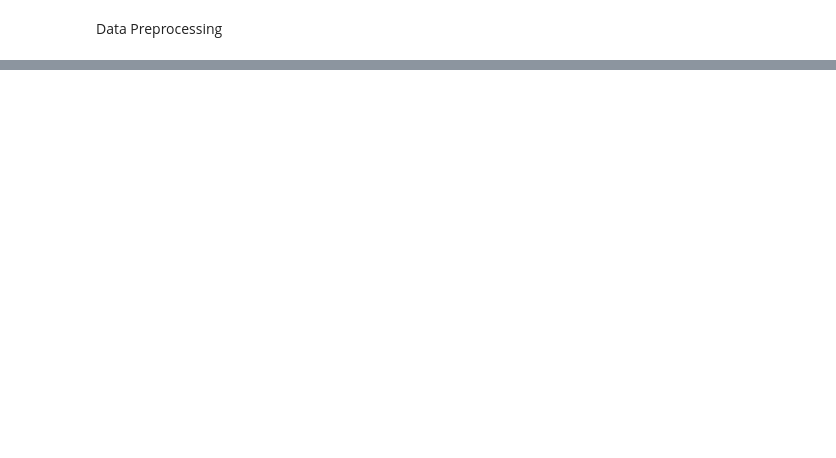
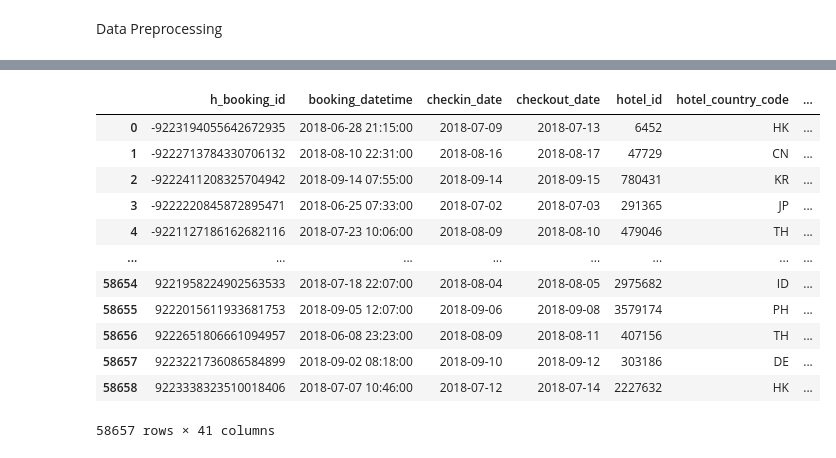
Before and after one commit to Matancoo/IML.HUJI, a Jupyter notebook: challenge/DATA_CHALLENGE.ipynb, the cells around one changed output, grey strips where cells are left out. Saved outputs shown, nothing was run; the diff lists cells and outputs as text; code cells hidden in the pictures; blank space fills up the shorter version.

Commit message:
session 3 . Worked on data-preprocessing. did not start the NN yet

```diff
--- a/challenge/DATA_CHALLENGE.ipynb
+++ b/challenge/DATA_CHALLENGE.ipynb
@@ -117,4 +146,4 @@ Data Preprocessing
 # %%
 from pandas.io.parsers.readers import read_csv
 #loading data:
-data, labels = load_data('https://raw.githubusercontent.com/Matancoo/IML.HUJI/main/datasets/agoda_cancellation_train.csv')
+data  = load_data('https://raw.githubusercontent.com/Matancoo/IML.HUJI/main/datasets/agoda_cancellation_train.csv')
@@ -143,3 +168,19 @@ Warning: total number of rows (58657) exceeds max_rows (20000). Limiting to firs
+# %%
+data
+# %% [output]
+|  | h_booking_id | booking_datetime | checkin_date | checkout_date | hotel_id | hotel_country_code | ... |
+| 0 | -9223194055642672935 | 2018-06-28 21:15:00 | 2018-07-09 | 2018-07-13 | 6452 | HK | ... |
+| 1 | -9222713784330706132 | 2018-08-10 22:31:00 | 2018-08-16 | 2018-08-17 | 47729 | CN | ... |
+| 2 | -9222411208325704942 | 2018-09-14 07:55:00 | 2018-09-14 | 2018-09-15 | 780431 | KR | ... |
+| 3 | -9222220845872895471 | 2018-06-25 07:33:00 | 2018-07-02 | 2018-07-03 | 291365 | JP | ... |
+| 4 | -9221127186162682116 | 2018-07-23 10:06:00 | 2018-08-09 | 2018-08-10 | 479046 | TH | ... |
+| ... | ... | ... | ... | ... | ... | ... | ... |
+| 58654 | 9221958224902563533 | 2018-07-18 22:07:00 | 2018-08-04 | 2018-08-05 | 2975682 | ID | ... |
+| 58655 | 9222015611933681753 | 2018-09-05 12:07:00 | 2018-09-06 | 2018-09-08 | 3579174 | PH | ... |
+| 58656 | 9222651806661094957 | 2018-06-08 23:23:00 | 2018-08-09 | 2018-08-11 | 407156 | TH | ... |
+| 58657 | 9223221736086584899 | 2018-09-02 08:18:00 | 2018-09-10 | 2018-09-12 | 303186 | DE | ... |
+| 58658 | 9223338323510018406 | 2018-07-07 10:46:00 | 2018-07-12 | 2018-07-14 | 2227632 | HK | ... |
+58657 rows × 41 columns
 # %%
 
 # # returns a correlation matrix of each feature with all others.
```
Also changed, not shown: parts of 7 cells of this notebook.
